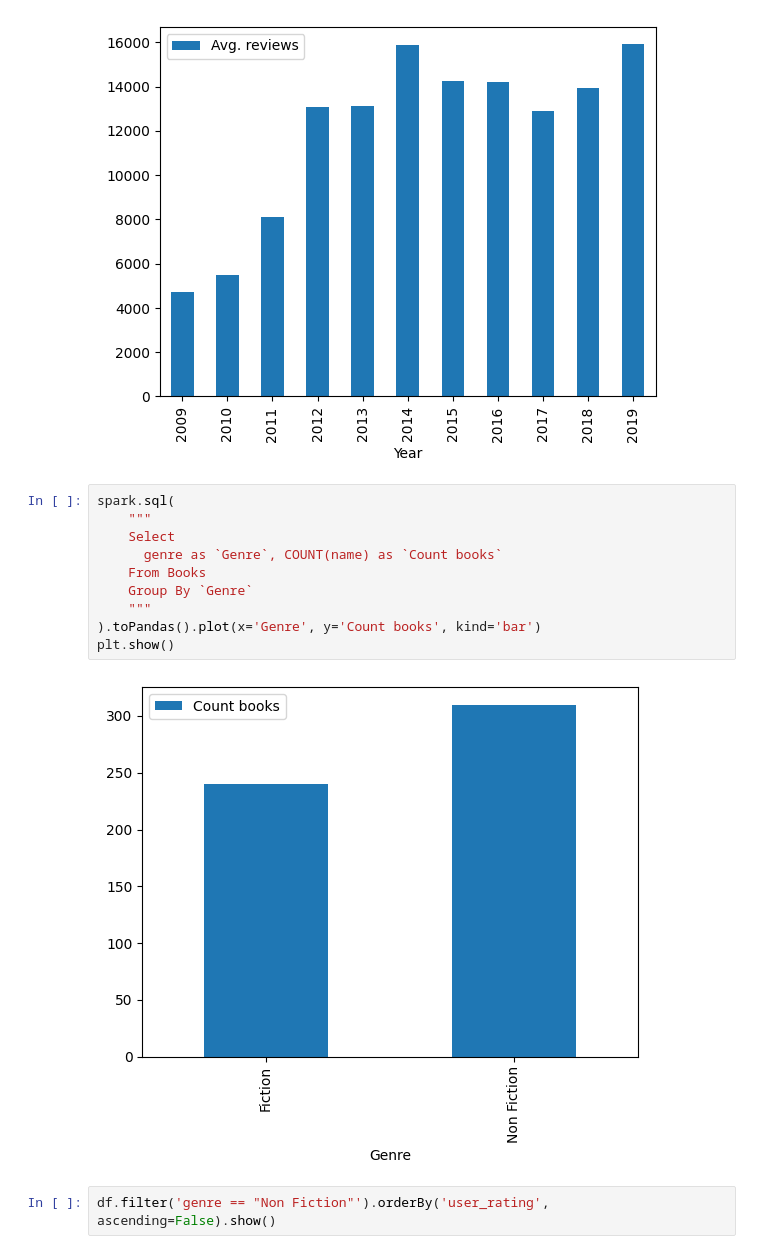
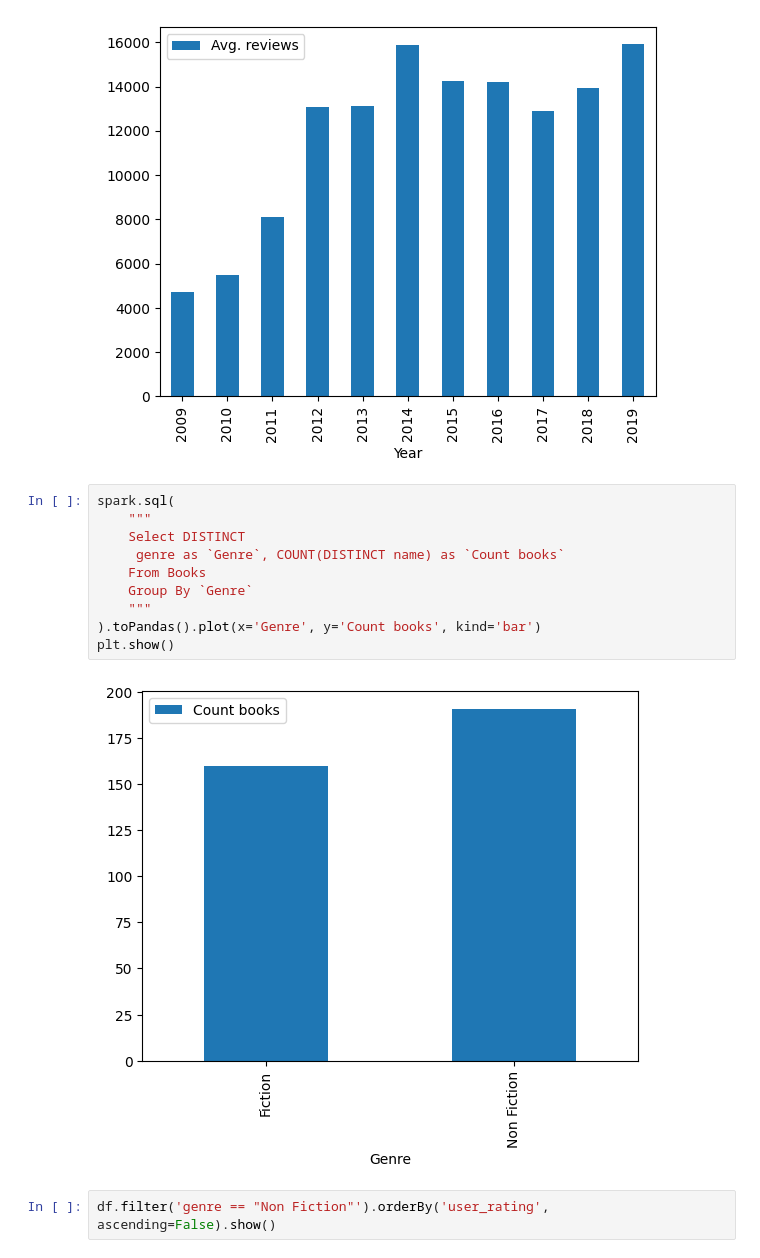
Before and after one commit to PavelStelmakhV/hw306-pyspark, a Jupyter notebook: Hw6.1.ipynb, the cells around one changed output. Cells and saved outputs as stored; diff of their text form.

```diff
--- a/Hw6.1.ipynb
+++ b/Hw6.1.ipynb
@@ -252,15 +252,15 @@ plt.show()
 # %%
 spark.sql(
     """
-    Select
-      genre as `Genre`, COUNT(name) as `Count books`
+    Select DISTINCT
+     genre as `Genre`, COUNT(DISTINCT name) as `Count books`
     From Books
     Group By `Genre`
     """
 ).toPandas().plot(x='Genre', y='Count books', kind='bar')
 plt.show()
 # %% [output]
-[figure, old version]
+[figure, new version]
 # %%
 df.filter('genre == "Non Fiction"').orderBy('user_rating', ascending=False).show()
 # %% [output]
```
